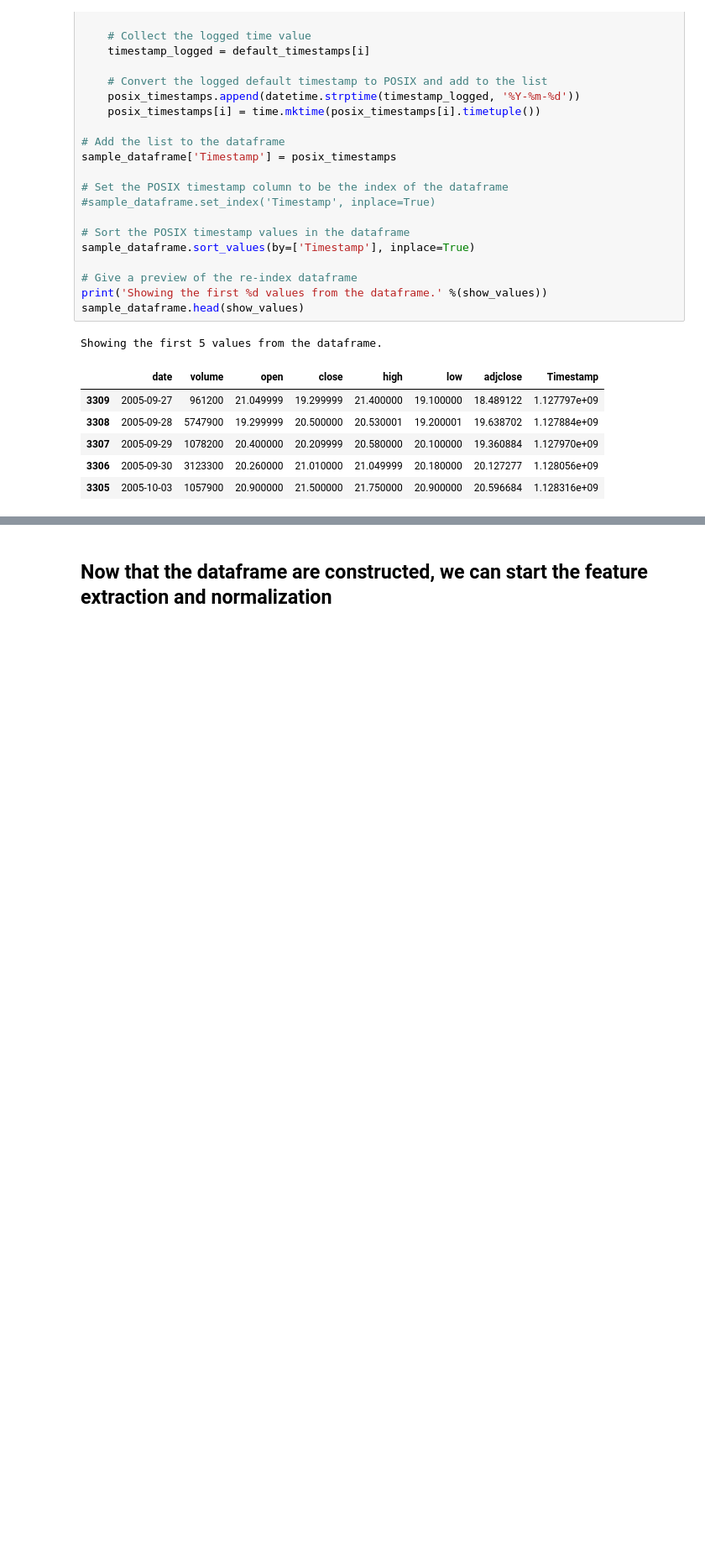
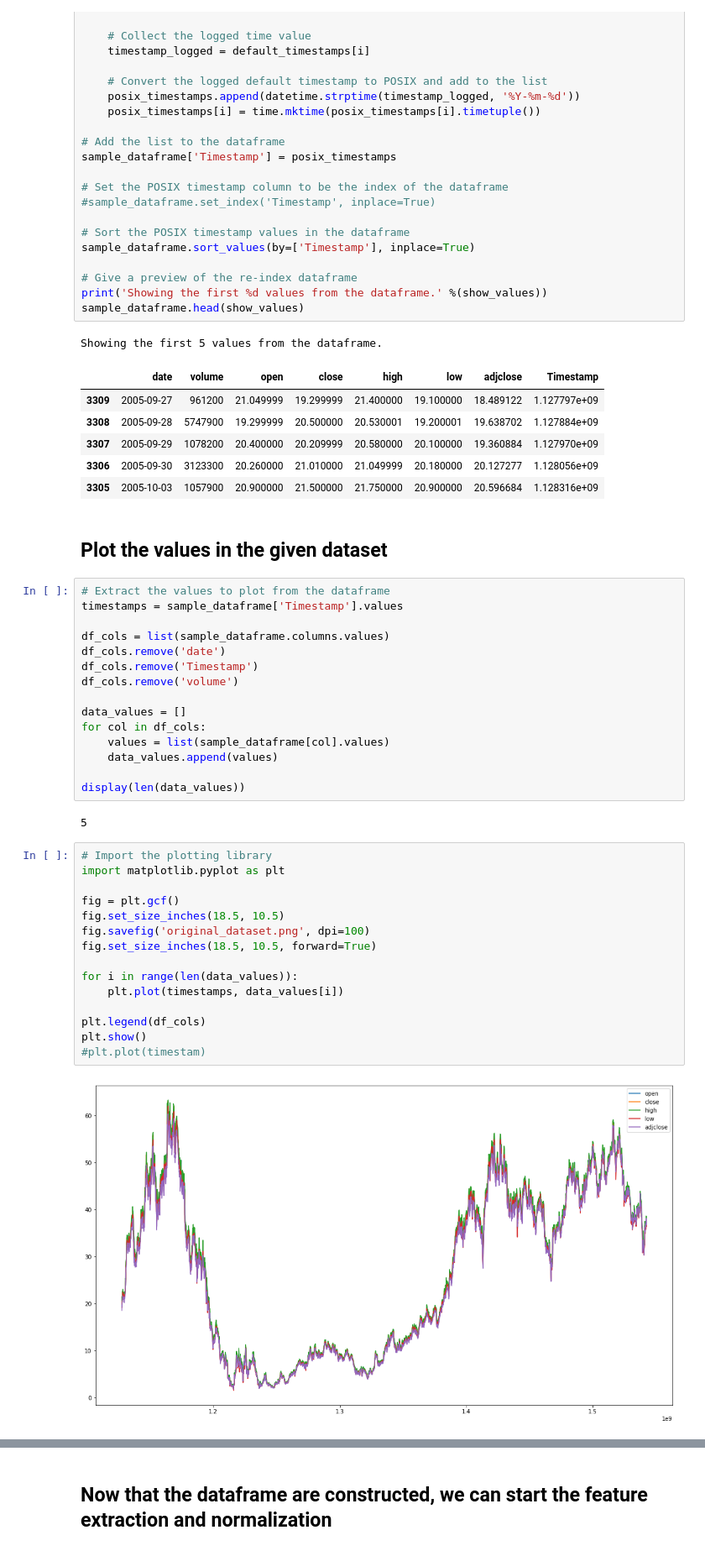
Before and after one commit to abhishekabhishek/mlh-2018, a Jupyter notebook: MLH-2018.ipynb, the cells around one changed output, grey strips where cells are left out. Shown: that part at 84% size. Saved outputs shown, nothing was run; the diff lists cells and outputs as text; blank space fills up the shorter version.

Commit message:
Implemented the plotting functions

```diff
--- a/MLH-2018.ipynb
+++ b/MLH-2018.ipynb
@@ -111,3 +111,39 @@ Showing the first 5 values from the dataframe.
 | 3307 | 2005-09-29 | 1078200 | 20.400000 | 20.209999 | 20.580000 | 20.100000 | 19.360884 | 1.127970e+09 |
 | 3306 | 2005-09-30 | 3123300 | 20.260000 | 21.010000 | 21.049999 | 20.180000 | 20.127277 | 1.128056e+09 |
 | 3305 | 2005-10-03 | 1057900 | 20.900000 | 21.500000 | 21.750000 | 20.900000 | 20.596684 | 1.128316e+09 |
+# %% [markdown]
+## Plot the values in the given dataset
+# %%
+# Extract the values to plot from the dataframe
+timestamps = sample_dataframe['Timestamp'].values
+
+df_cols = list(sample_dataframe.columns.values)
+df_cols.remove('date')
+df_cols.remove('Timestamp')
+df_cols.remove('volume')
+
+data_values = []
+for col in df_cols:
+    values = list(sample_dataframe[col].values)
+    data_values.append(values)
+
+display(len(data_values))
+# %% [output]
+5
+# %%
+# Import the plotting library
+import matplotlib.pyplot as plt
+
+fig = plt.gcf()
+fig.set_size_inches(18.5, 10.5)
+fig.savefig('original_dataset.png', dpi=100)
+fig.set_size_inches(18.5, 10.5, forward=True)
+
+for i in range(len(data_values)):
+    plt.plot(timestamps, data_values[i])
+
+plt.legend(df_cols)
+plt.show()
+#plt.plot(timestam)
+# %% [output]
+[figure, added]
```
Also changed, not shown: parts of 17 cells of this notebook, 3 other files.
